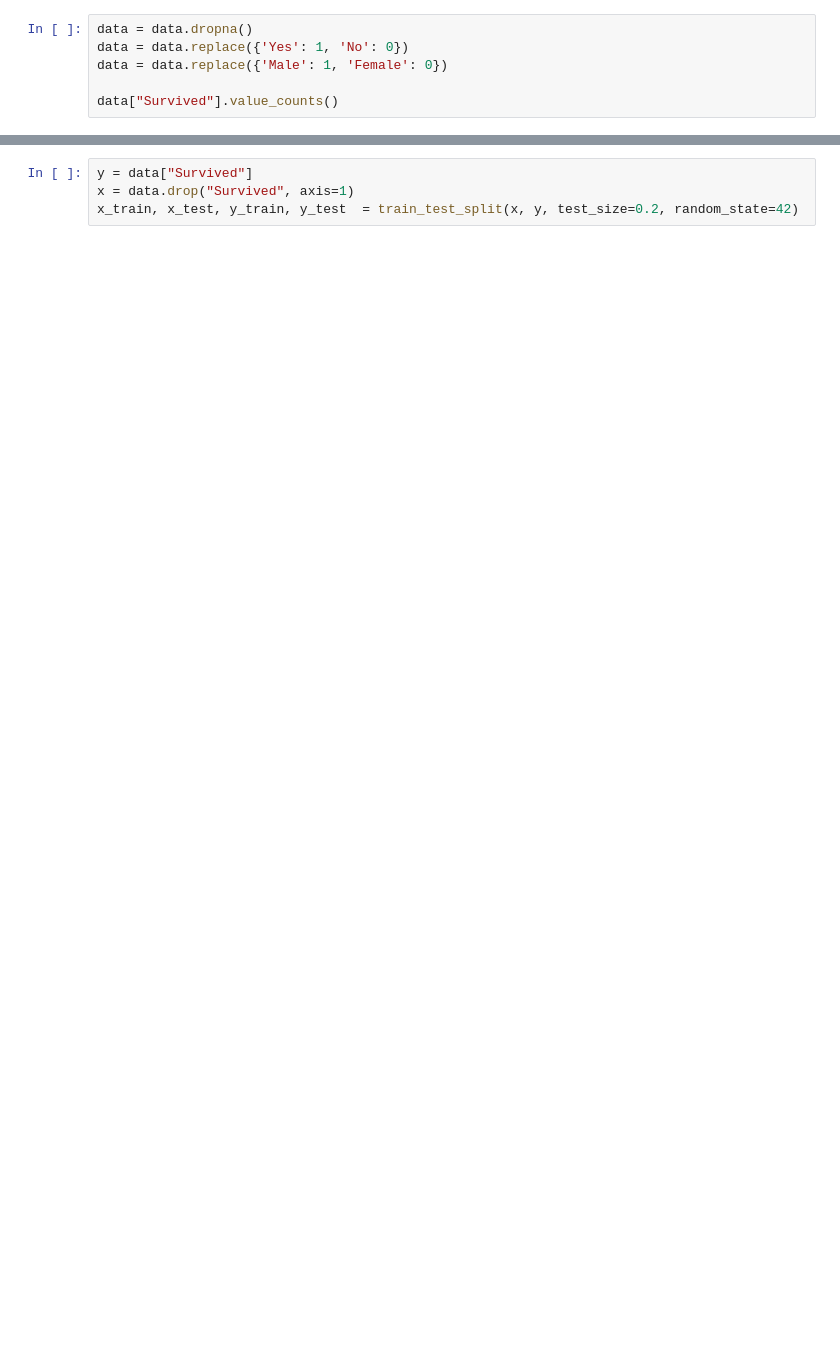
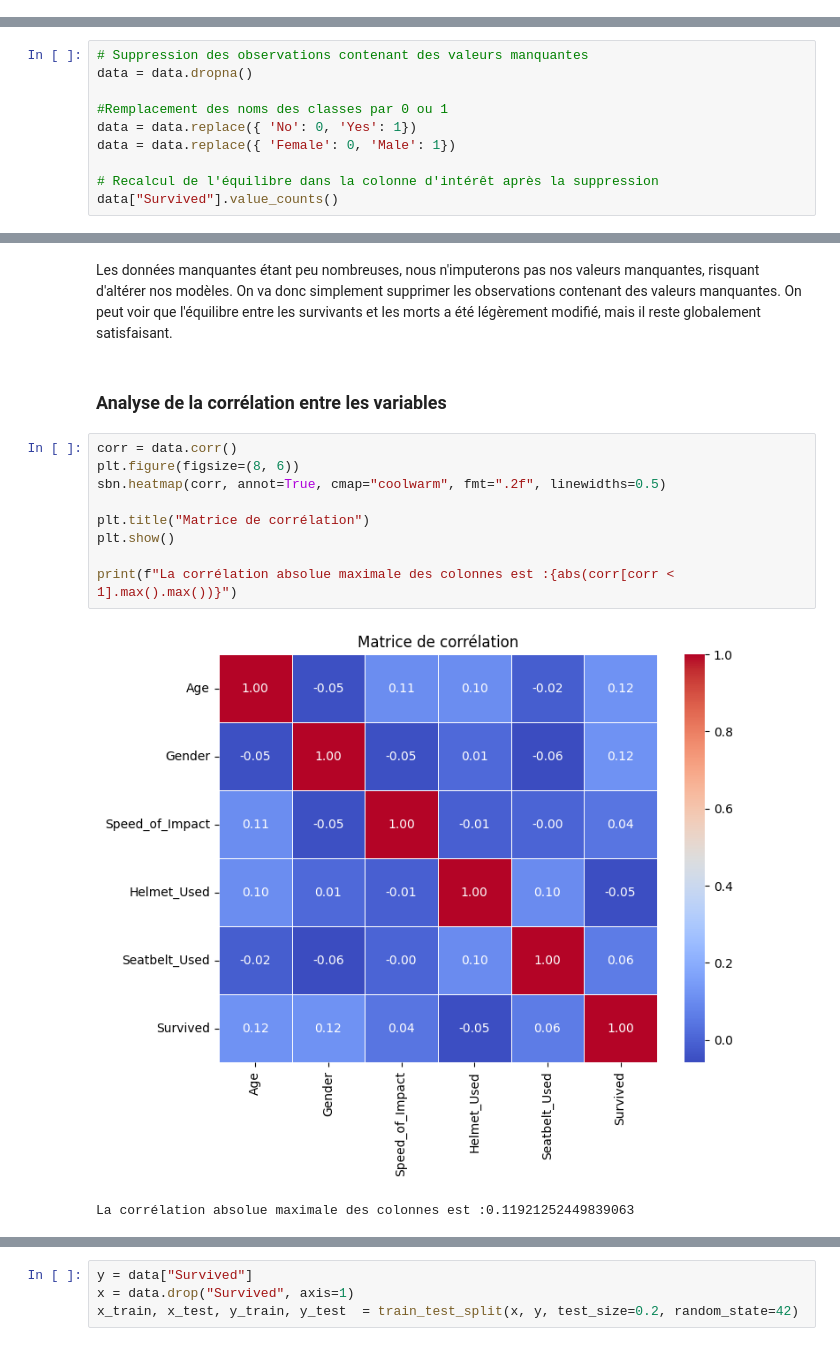
Before and after one commit to OUEDRAOGO-ANGELO/Mini-Projet-1-Accident, a Jupyter notebook: Accident.ipynb, the cells around one changed output, grey strips where cells are left out. Cells and saved outputs as stored; diff of their text form; blank space fills up the shorter version.

```diff
--- a/Accident.ipynb
+++ b/Accident.ipynb
@@ -30,6 +39,0 @@ memory usage: 9.5+ KB
-# %%
-data = data.dropna()
-data = data.replace({'Yes': 1, 'No': 0})
-data = data.replace({'Male': 1, 'Female': 0})
-
-data["Survived"].value_counts()
@@ -40,0 +56,10 @@ Name: count, dtype: int64
+# %%
+# Suppression des observations contenant des valeurs manquantes
+data = data.dropna()
+
+#Remplacement des noms des classes par 0 ou 1
+data = data.replace({ 'No': 0, 'Yes': 1})
+data = data.replace({ 'Female': 0, 'Male': 1})
+
+# Recalcul de l'équilibre dans la colonne d'intérêt après la suppression
+data["Survived"].value_counts()
@@ -40,0 +71,16 @@ Name: count, dtype: int64
+# %% [markdown]
+Les données manquantes étant peu nombreuses, nous n'imputerons pas nos valeurs manquantes, risquant d'altérer nos modèles. On va donc simplement supprimer les observations contenant des valeurs manquantes. On peut voir que l'équilibre entre les survivants et les morts a été légèrement modifié, mais il reste globalement satisfaisant.
+# %% [markdown]
+### Analyse de la corrélation entre les variables
+# %%
+corr = data.corr()
+plt.figure(figsize=(8, 6))
+sbn.heatmap(corr, annot=True, cmap="coolwarm", fmt=".2f", linewidths=0.5)
+
+plt.title("Matrice de corrélation")
+plt.show()
+
+print(f"La corrélation absolue maximale des colonnes est :{abs(corr[corr < 1].max().max())}")
+# %% [output]
+[figure, added]
+La corrélation absolue maximale des colonnes est :0.11921252449839063
```
Also changed, not shown: parts of 62 cells of this notebook, 1 other file.
